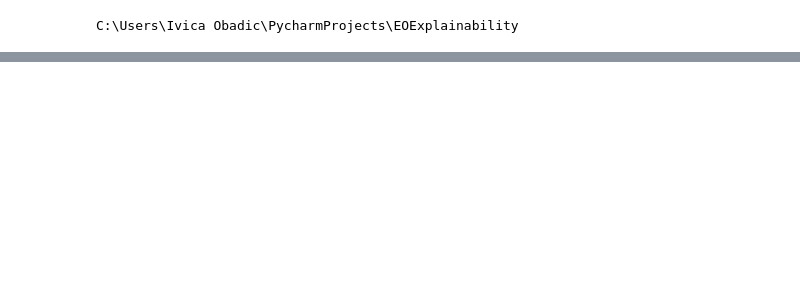
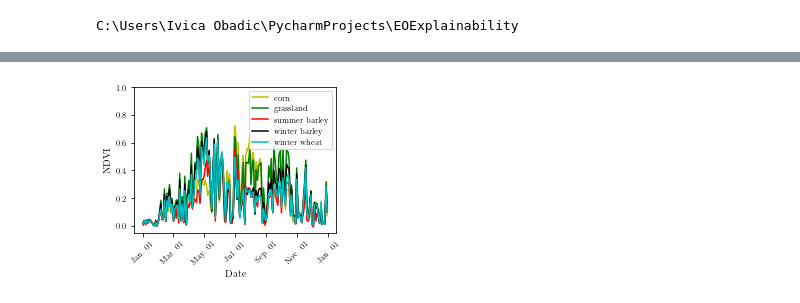
Before and after one commit to IvicaObadic/crop-type-classification-explainability, a Jupyter notebook: notebooks/dataset_descriptive_analyzer.ipynb, the cells around one changed output, grey strips where cells are left out. Cells and saved outputs as stored; diff of their text form; code cells hidden in the pictures; blank space fills up the shorter version.

```diff
--- a/notebooks/dataset_descriptive_analyzer.ipynb
+++ b/notebooks/dataset_descriptive_analyzer.ipynb
@@ -1,14 +1,21 @@
 # %%
 import sys, os
-
+os.environ["KMP_DUPLICATE_LIB_OK"]="TRUE"
 module_path = os.path.abspath(os.path.join('..'))
 if module_path not in sys.path:
     sys.path.append(module_path)
 print(module_path)
 
-from datasets import dataset_utils
-from datasets.sequence_aggregator import *
+from explainability_analysis.crop_spectral_signature_analysis import *
+from explainability_analysis.visualization_functions import *
+from explainability_analysis.visualization_constants import *
+from explainability_analysis.transformer_analysis import CLASSES_TO_EXCLUDE
+
+
 import matplotlib.pyplot as plt
+plt.rcParams.update(tex_fonts)
 import seaborn as sns
+
+figures_base_path = os.path.join(FIGURES_BASE_PATH, "appendix")
 # %% [output]
 C:\Users\Ivica Obadic\PycharmProjects\EOExplainability
@@ -111,0 +22,2 @@ print(class_percentages)
+# %%
+spectral_indices = get_dataset_spectral_indices()
@@ -111,0 +42,16 @@ print(class_percentages)
+# %%
+spectral_indices_most_frequent_classes = spectral_indices.loc[~spectral_indices["Crop type"].isin(CLASSES_TO_EXCLUDE)]
+spectral_indices_most_frequent_classes = spectral_indices_most_frequent_classes.groupby(["Date", "Crop type"])["NDVI"].mean().reset_index()
+# %%
+fig_width = set_size(260)[0]
+fig, axs = plt.subplots(figsize=(fig_width, 3))
+axs = sns.lineplot(data=spectral_indices_most_frequent_classes, x="Date", y="NDVI", hue="Crop type", estimator="mean",ci=None, ax = axs, palette=CROP_TYPE_COLOR_MAPPING)
+axs.xaxis.set_major_formatter(DATE_FORMATTER)
+axs.tick_params(axis='x', rotation=45)
+axs.set_ylim(-0.05, 1)
+axs.legend(loc="best")
+fig.tight_layout()
+plt.savefig(os.path.join(figures_base_path, 'ndvi_over_time.pdf'))
+plt.savefig(os.path.join(figures_base_path, 'ndvi_over_time.png'))
+# %% [output]
+[figure, added]
```
Also changed, not shown: parts of 5 cells of this notebook, 9 other files.
